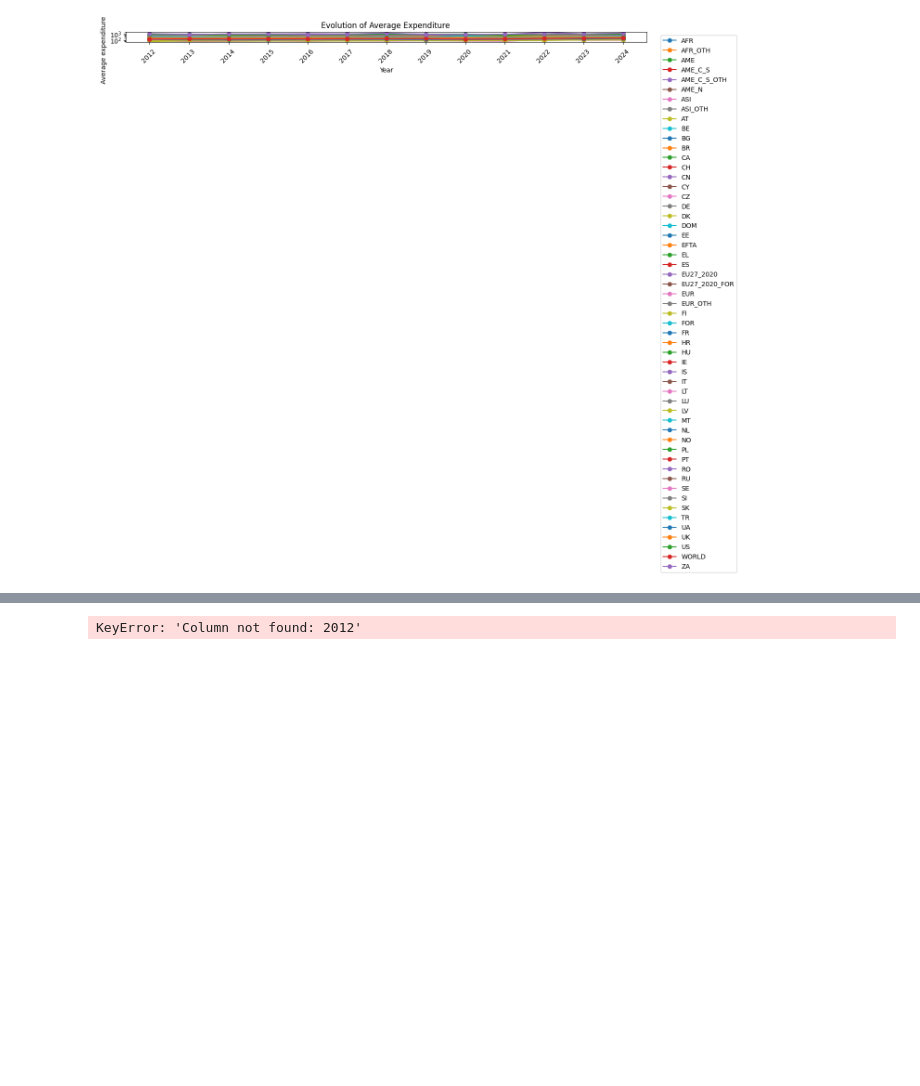
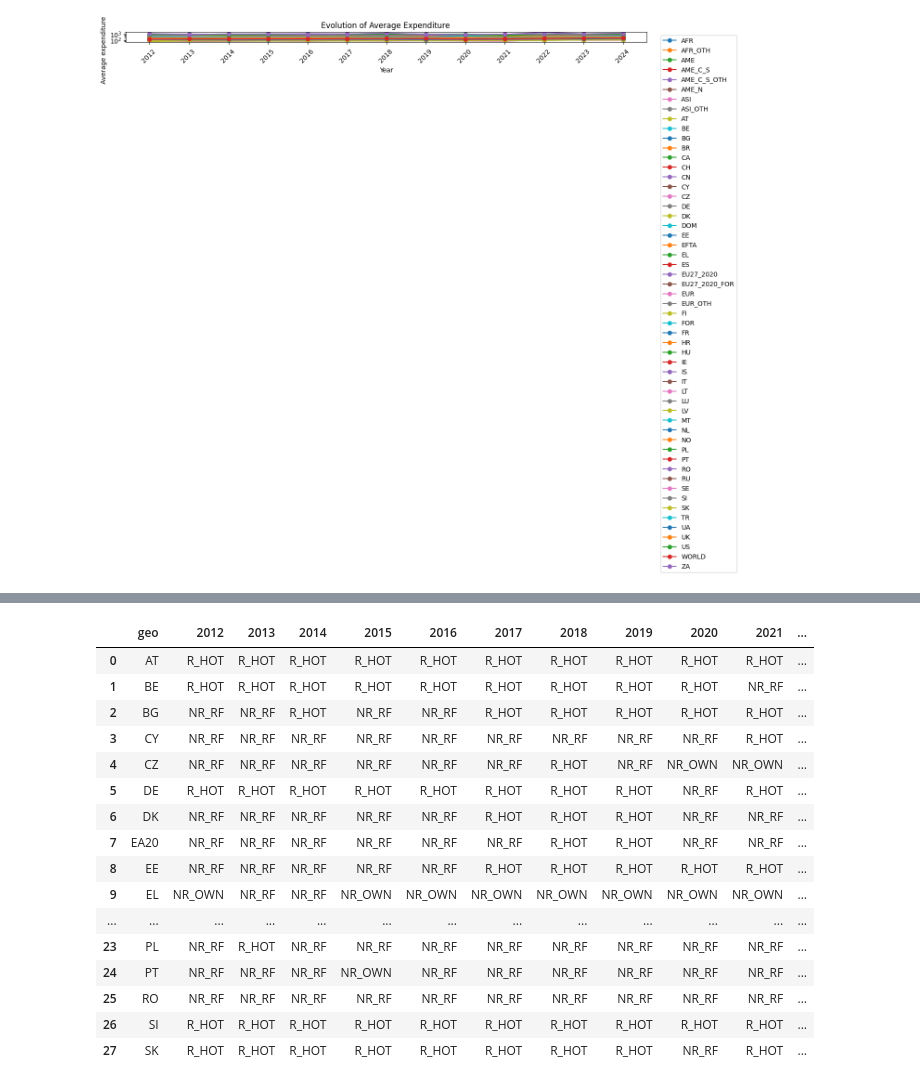
Before and after one commit to com-480-data-visualization/EUFLOW, a Jupyter notebook: analysis.ipynb, the cells around one changed output, grey strips where cells are left out. Cells and saved outputs as stored; diff of their text form; code cells hidden in the pictures; blank space fills up the shorter version.

```diff
--- a/analysis.ipynb
+++ b/analysis.ipynb
@@ -335,25 +335,29 @@ percentage_accomad_per_year
 | R_OTH | 17.032012 | 17.186958 | 17.341792 | 17.191304 | 17.640230 | 17.680782 | 17.799081 | 17.946718 | 4.179234 | 4.147506 | 4.406652 | ... |
 # %%
 # Most popular accomodation type by country
-
-tnac_cleaned_accomod = tnac_cleaned.groupby(['geo', 'accommod'])[years_tnac].sum().reset_index()
-tnac_cleaned_accomod.groupby('geo')[years_tnac].idxmax()
-
 filtered_tnac = tnac_cleaned[~tnac_cleaned['accommod'].isin(banned_values)]
-grouped = (
-    tnac_cleaned
-    .groupby(['geo', 'accommod'])[years_tnac]
-    .sum()
-    .reset_index()
-)
-
-most_popular_2024 = grouped.loc[
-    grouped.groupby('geo')['2012'].idxmax(),
-    ['geo', 'accommod', '2012']
-].sort_values('geo')
-
-most_popular_2024
+tnac_cleaned_accomod = filtered_tnac.groupby(['geo', 'accommod'])[years_tnac].sum().reset_index()
+acc_account = tnac_cleaned_accomod['accommod'].values
+id_max_accomod =tnac_cleaned_accomod.groupby('geo')[years_tnac].idxmax().reset_index()
+id_max_accomod[years_tnac] = id_max_accomod[years_tnac].apply(lambda x: tnac_cleaned_accomod.loc[x, 'accommod'].values)
+id_max_accomod
 # %% [output]
-KeyError: 'Column not found: 2012'
+|  | geo | 2012 | 2013 | 2014 | 2015 | 2016 | 2017 | 2018 | 2019 | 2020 | 2021 | ... |
+| 0 | AT | R_HOT | R_HOT | R_HOT | R_HOT | R_HOT | R_HOT | R_HOT | R_HOT | R_HOT | R_HOT | ... |
+| 1 | BE | R_HOT | R_HOT | R_HOT | R_HOT | R_HOT | R_HOT | R_HOT | R_HOT | R_HOT | NR_RF | ... |
+| 2 | BG | NR_RF | NR_RF | R_HOT | NR_RF | NR_RF | R_HOT | R_HOT | R_HOT | R_HOT | R_HOT | ... |
+| 3 | CY | NR_RF | NR_RF | NR_RF | NR_RF | NR_RF | NR_RF | NR_RF | NR_RF | NR_RF | R_HOT | ... |
+| 4 | CZ | NR_RF | NR_RF | NR_RF | NR_RF | NR_RF | NR_RF | R_HOT | NR_RF | NR_OWN | NR_OWN | ... |
+| 5 | DE | R_HOT | R_HOT | R_HOT | R_HOT | R_HOT | R_HOT | R_HOT | R_HOT | NR_RF | R_HOT | ... |
+| 6 | DK | NR_RF | NR_RF | NR_RF | NR_RF | NR_RF | R_HOT | R_HOT | R_HOT | NR_RF | NR_RF | ... |
+| 7 | EA20 | NR_RF | NR_RF | NR_RF | NR_RF | NR_RF | NR_RF | R_HOT | R_HOT | NR_RF | NR_RF | ... |
+| 8 | EE | NR_RF | NR_RF | NR_RF | NR_RF | NR_RF | R_HOT | R_HOT | R_HOT | R_HOT | R_HOT | ... |
+| 9 | EL | NR_OWN | NR_RF | NR_RF | NR_OWN | NR_OWN | NR_OWN | NR_OWN | NR_OWN | NR_OWN | NR_OWN | ... |
+| ... | ... | ... | ... | ... | ... | ... | ... | ... | ... | ... | ... | ... |
+| 23 | PL | NR_RF | R_HOT | NR_RF | NR_RF | NR_RF | NR_RF | NR_RF | NR_RF | NR_RF | NR_RF | ... |
+| 24 | PT | NR_RF | NR_RF | NR_RF | NR_OWN | NR_RF | NR_RF | NR_RF | NR_RF | NR_RF | NR_RF | ... |
+| 25 | RO | NR_RF | NR_RF | NR_RF | NR_RF | NR_RF | NR_RF | NR_RF | NR_RF | NR_RF | NR_RF | ... |
+| 26 | SI | R_HOT | R_HOT | R_HOT | R_HOT | R_HOT | R_HOT | R_HOT | R_HOT | R_HOT | R_HOT | ... |
+| 27 | SK | R_HOT | R_HOT | R_HOT | R_HOT | R_HOT | R_HOT | R_HOT | R_HOT | NR_RF | R_HOT | ... |
 # %%
 # Per destination country, the most popular accomodation type
```
Also changed, not shown: parts of 2 cells of this notebook.
